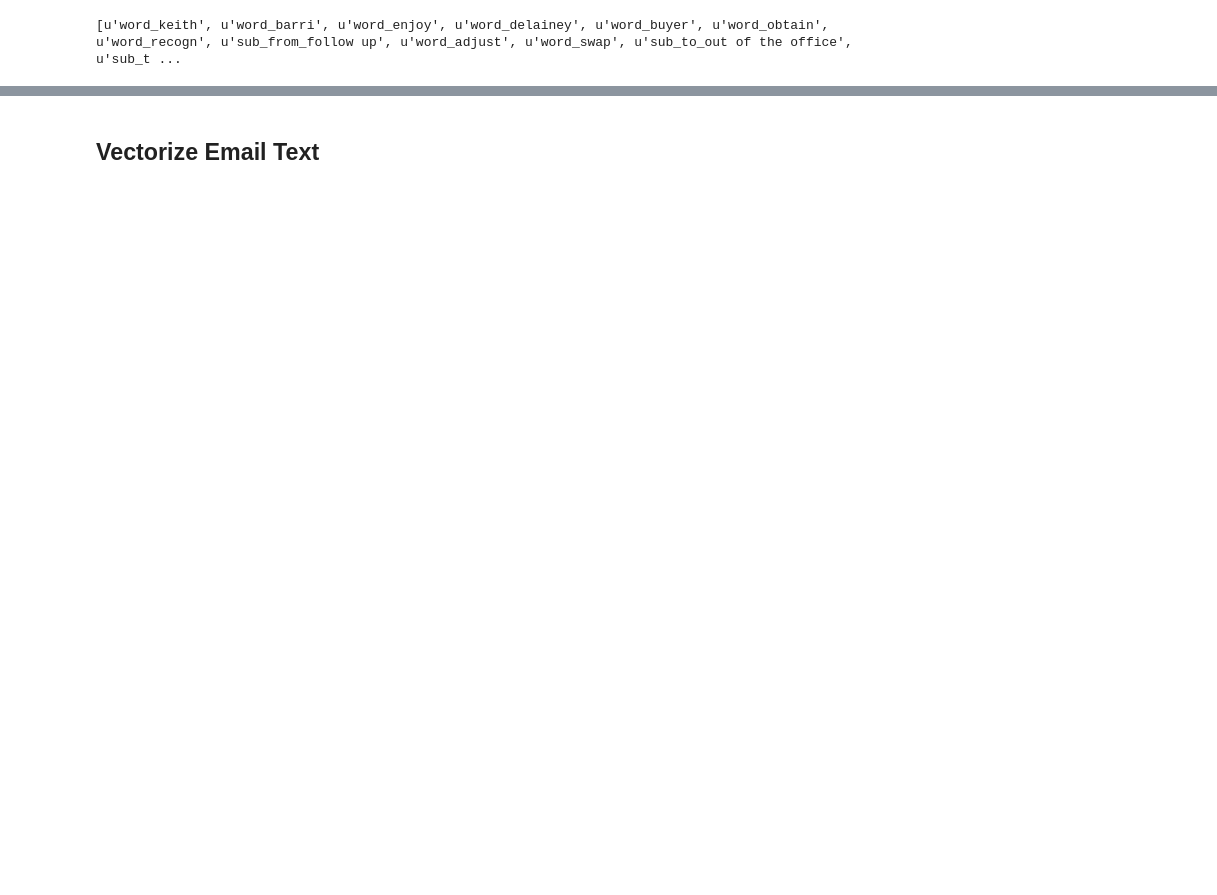
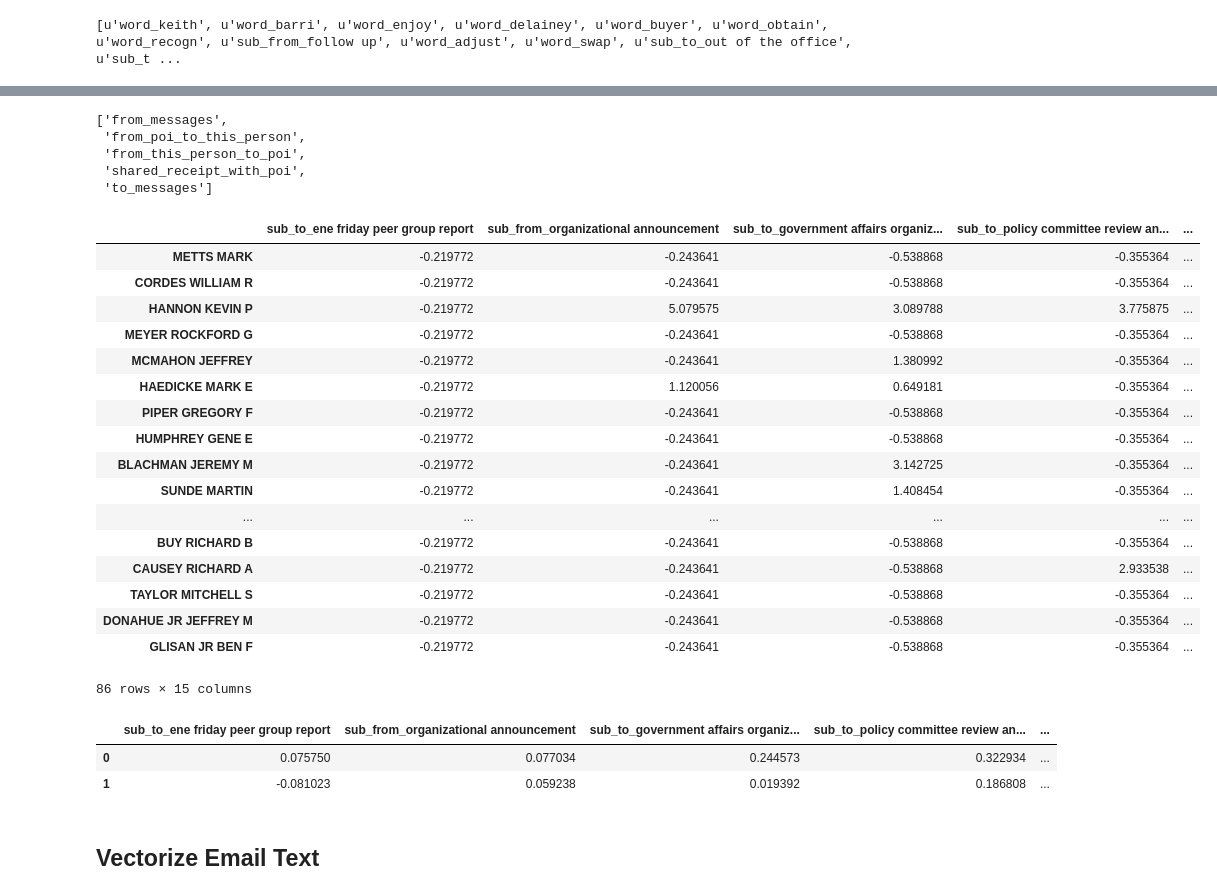
Before and after one commit to mbunse/ud120-projects, a Jupyter notebook: final_project/Look At Enron data set.ipynb, the cells around one changed output, grey strips where cells are left out. Saved outputs shown, nothing was run; the diff lists cells and outputs as text; code cells hidden in the pictures; blank space fills up the shorter version.

Commit message:
Added code to look at variable importance using PCA

```diff
--- a/final_project/Look At Enron data set.ipynb
+++ b/final_project/Look At Enron data set.ipynb
@@ -341,0 +361,31 @@ show(p)
+# %%
+from sklearn.pipeline import Pipeline, FeatureUnion
+from sklearn.preprocessing import FunctionTransformer, StandardScaler
+from sklearn.feature_selection import SelectKBest, f_classif
+from poi_id import SelectMatchFeatures
+pipeline_email = Pipeline([
+    ("Selector",
+     SelectFeatureList(
+         selected_feature_list=poi_id.FEATURES_EMAIL, convert_to_numeric=True)),
+    ("ConvertToVector", DictVectorizer(sparse=False)),
+    ("Imputer", Imputer(strategy="median")),
+    ("Log1P", FunctionTransformer(func=lambda x: np.log1p(np.abs(x)))),
+])
+pipeline_subjects = Pipeline([
+    ("GetEmailText", SelectMatchFeatures(feature_match="sub_.*")),
+    ("SelectPercentile", SelectKBest(score_func=f_classif, k=10)),
+])
+
+# Combine email text features and other features
+# then run classifier on these features
+pipeline_union = Pipeline([
+    ("union", FeatureUnion(
+        transformer_list=[
+            ("subjects", pipeline_subjects),
+            ("email",pipeline_email),
+        ]
+    )),
+        ("Scale", StandardScaler()),
+])
+features_transformed = pipeline_union.fit_transform(features, labels)
+tsne_viz = TSNE(n_components=2, random_state=42, perplexity=10, early_exaggeration=10).fit_transform(features_transformed)
@@ -342,3 +405,48 @@ show(p)
+# %%
+sub_features = pipeline_union.named_steps["union"].transformer_list[0][1].named_steps["GetEmailText"].get_feature_names()
+select_sub_features_idx = pipeline_union.named_steps["union"].transformer_list[0][1].named_steps["SelectPercentile"].get_support(indices=True)
+#.fit_transform(features, labels)
+select_sub_features =  np.take(sub_features, select_sub_features_idx).tolist()
+# %%
+fin_features = pipeline_union.named_steps["union"].transformer_list[1][1].named_steps["ConvertToVector"].get_feature_names()
+fin_features
+# %% [output]
+['from_messages',
+ 'from_poi_to_this_person',
+ 'from_this_person_to_poi',
+ 'shared_receipt_with_poi',
+ 'to_messages']
+# %%
+data = pd.DataFrame(features_transformed, index=names, columns=select_sub_features + fin_features)
+data
+# %% [output]
+|  | sub_to_ene friday peer group report | sub_from_organizational announcement | sub_to_government affairs organiz... | sub_to_policy committee review an... | ... |
+| METTS MARK | -0.219772 | -0.243641 | -0.538868 | -0.355364 | ... |
+| CORDES WILLIAM R | -0.219772 | -0.243641 | -0.538868 | -0.355364 | ... |
+| HANNON KEVIN P | -0.219772 | 5.079575 | 3.089788 | 3.775875 | ... |
+| MEYER ROCKFORD G | -0.219772 | -0.243641 | -0.538868 | -0.355364 | ... |
+| MCMAHON JEFFREY | -0.219772 | -0.243641 | 1.380992 | -0.355364 | ... |
+| HAEDICKE MARK E | -0.219772 | 1.120056 | 0.649181 | -0.355364 | ... |
+| PIPER GREGORY F | -0.219772 | -0.243641 | -0.538868 | -0.355364 | ... |
+| HUMPHREY GENE E | -0.219772 | -0.243641 | -0.538868 | -0.355364 | ... |
+| BLACHMAN JEREMY M | -0.219772 | -0.243641 | 3.142725 | -0.355364 | ... |
+| SUNDE MARTIN | -0.219772 | -0.243641 | 1.408454 | -0.355364 | ... |
+| ... | ... | ... | ... | ... | ... |
+| BUY RICHARD B | -0.219772 | -0.243641 | -0.538868 | -0.355364 | ... |
+| CAUSEY RICHARD A | -0.219772 | -0.243641 | -0.538868 | 2.933538 | ... |
+| TAYLOR MITCHELL S | -0.219772 | -0.243641 | -0.538868 | -0.355364 | ... |
+| DONAHUE JR JEFFREY M | -0.219772 | -0.243641 | -0.538868 | -0.355364 | ... |
+| GLISAN JR BEN F | -0.219772 | -0.243641 | -0.538868 | -0.355364 | ... |
+86 rows × 15 columns
+# %%
+from sklearn.decomposition import PCA
+feature_decomp = PCA(n_components=2)
+decomp_features = feature_decomp.fit_transform(features_transformed, labels)
+pd.DataFrame(feature_decomp.components_, columns=select_sub_features + fin_features)
+# %% [output]
+|  | sub_to_ene friday peer group report | sub_from_organizational announcement | sub_to_government affairs organiz... | sub_to_policy committee review an... | ... |
+| 0 | 0.075750 | 0.077034 | 0.244573 | 0.322934 | ... |
+| 1 | -0.081023 | 0.059238 | 0.019392 | 0.186808 | ... |
 # %% [markdown]
 ## Vectorize Email Text
 # %%
```
Also changed, not shown: parts of 19 cells of this notebook.
